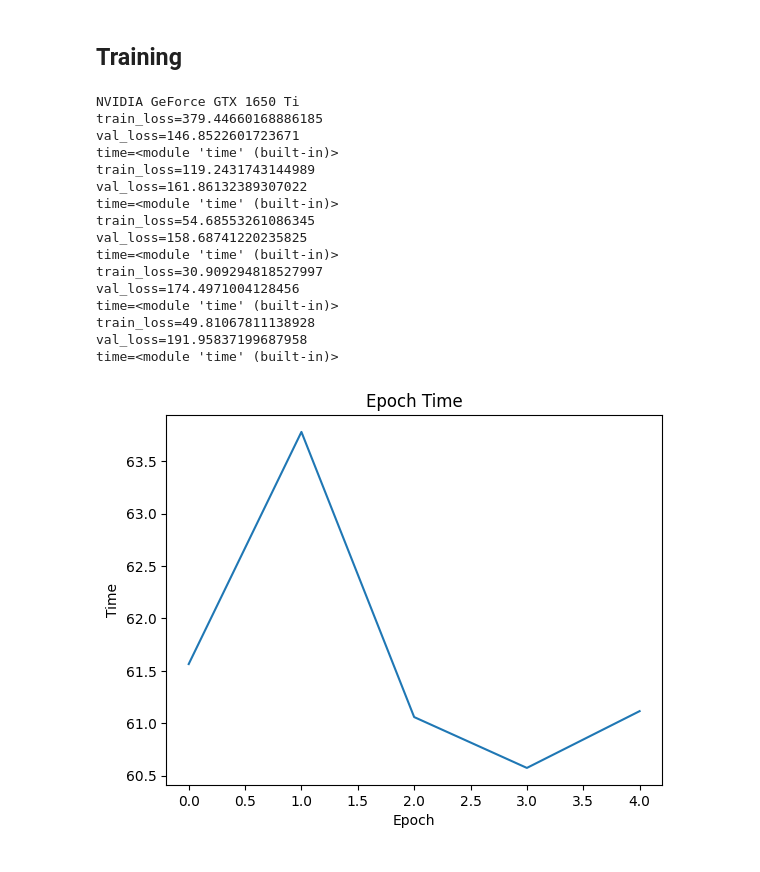
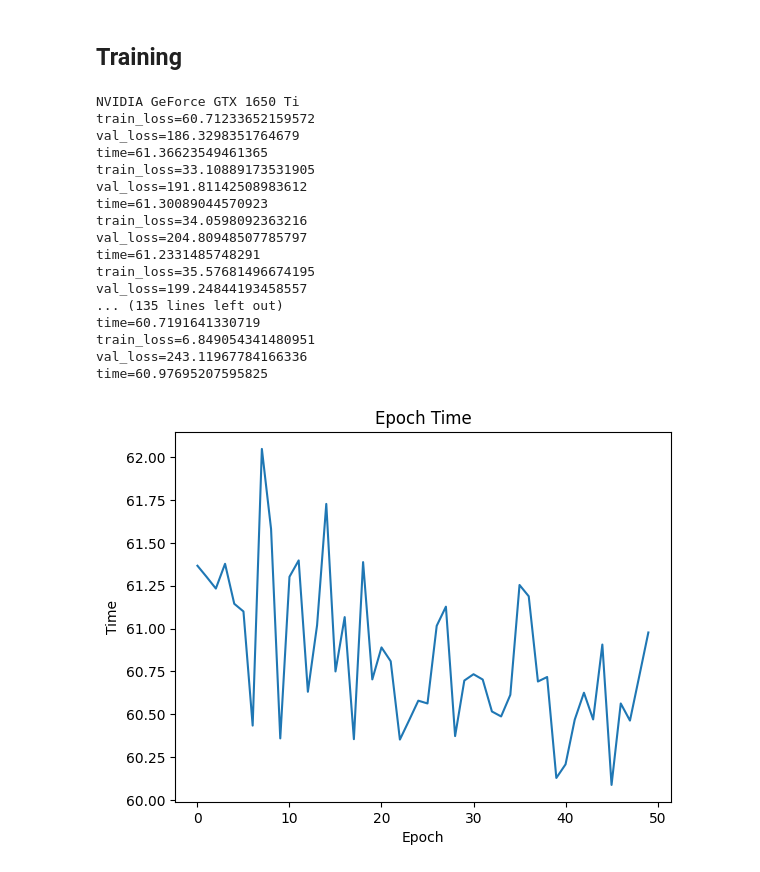
Before and after one commit to xXKeNdAmAmAsTeRXx/GradCAM_for_ResNet_architecture, a Jupyter notebook: Fine_Tunning.ipynb, the cells around one changed output. Saved outputs shown, nothing was run; the diff lists cells and outputs as text; code cells hidden in the pictures.

Commit message:
WIP: first training 50 epochs

```diff
--- a/Fine_Tunning.ipynb
+++ b/Fine_Tunning.ipynb
@@ -199,7 +199,7 @@ print(torch.cuda.get_device_name())
 
 
 lr = 3e-4
-n_epochs = 5
+n_epochs = 50
 
 criterion = nn.CrossEntropyLoss().to(device)
 optimizer = Adam(net_model.parameters(), lr=lr)
@@ -227,46 +227,47 @@ for epoch in range(n_epochs):
 
         optimizer.zero_grad()
         output = net_model(img)
         loss = criterion(output, label)
         loss.backward()
         optimizer.step()
 
         train_loss += loss.item()
 
     stop = time.time()
 
     net_model.eval()
     for img,label in validation_set_loader:
         img = img.to(device)
         label = label.to(device)
 
         output = net_model(img)
         loss = criterion(output, label)
         val_loss += loss.item()
 
     times.append(stop - start)
     train_losses.append(train_loss)
     val_losses.append(val_loss)
 
     print(f"{train_loss=}\n{val_loss=}\ntime={stop-start}")
 
 plot_time(times)
 plot_loss(train_losses, val_losses)
 # %% [output]
 NVIDIA GeForce GTX 1650 Ti
-train_loss=379.44660168886185
-val_loss=146.8522601723671
-time=<module 'time' (built-in)>
-train_loss=119.2431743144989
-val_loss=161.86132389307022
-time=<module 'time' (built-in)>
-train_loss=54.68553261086345
-val_loss=158.68741220235825
-time=<module 'time' (built-in)>
-train_loss=30.909294818527997
-val_loss=174.4971004128456
-time=<module 'time' (built-in)>
-train_loss=49.81067811138928
-val_loss=191.95837199687958
-time=<module 'time' (built-in)>
+train_loss=60.71233652159572
+val_loss=186.3298351764679
+time=61.36623549461365
+train_loss=33.10889173531905
+val_loss=191.81142508983612
+time=61.30089044570923
+train_loss=34.0598092363216
+val_loss=204.80948507785797
+time=61.2331485748291
+train_loss=35.57681496674195
+val_loss=199.24844193458557
+... (135 lines left out)
+time=60.7191641330719
+train_loss=6.849054341480951
+val_loss=243.11967784166336
+time=60.97695207595825
-[figure, old version]
+[figure, new version]
```
Also changed, not shown: parts of 1 cell of this notebook.
